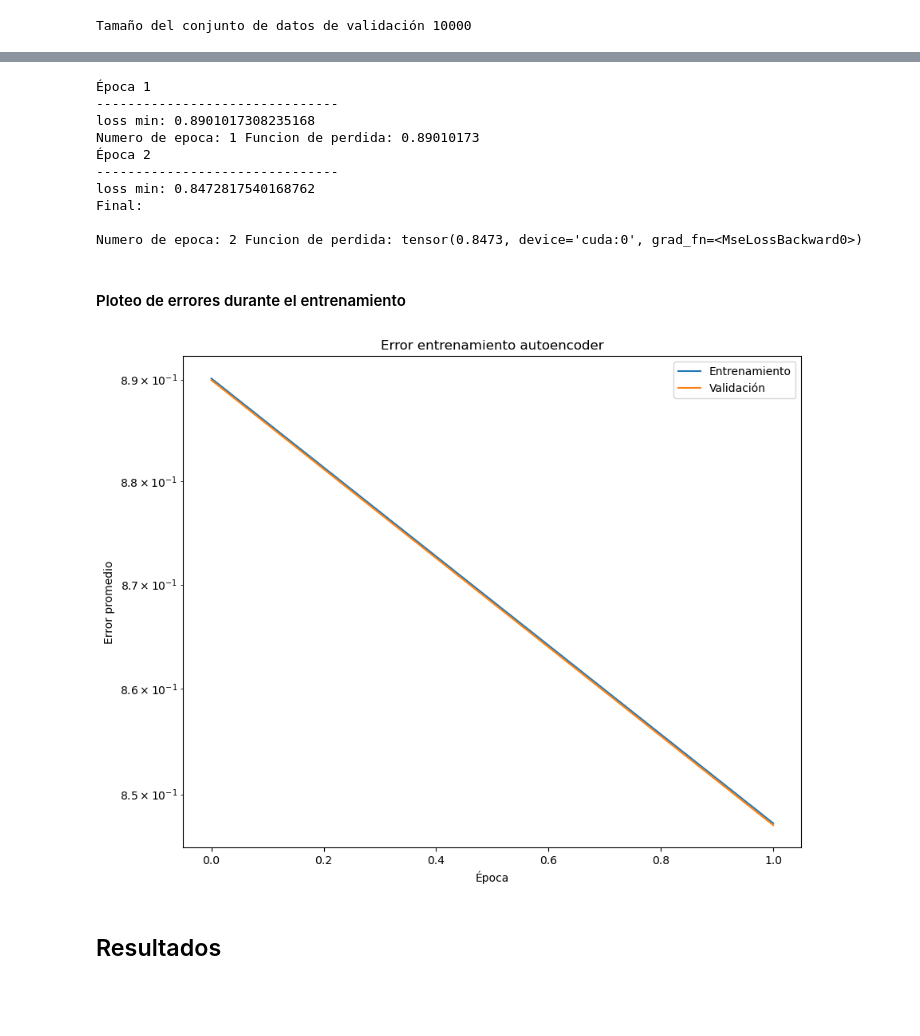
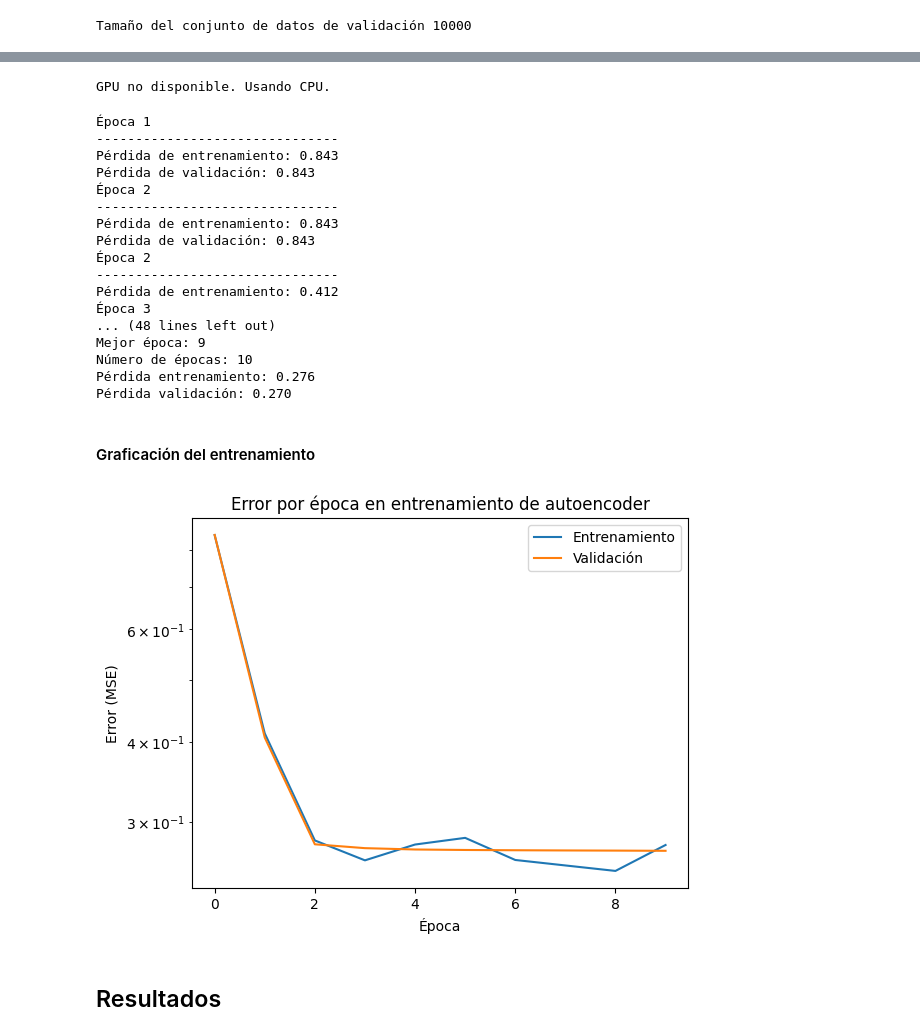
Before and after one commit to irvingvasquez/practicas_pytorch, a Jupyter notebook: 09_Autoencoder.ipynb, the cells around one changed output, grey strips where cells are left out. Drawn from its saved outputs; the diff is of its cells as text; code cells hidden in the pictures; blank space fills up the shorter version.

```diff
--- a/09_Autoencoder.ipynb
+++ b/09_Autoencoder.ipynb
@@ -104,15 +169,23 @@ class autoencoder(torch.nn.Module):
 # %%
-model=autoencoder().cuda()
+model = autoencoder()
+if torch.cuda.is_available():
+    model = model.cuda()
+else:
+    print("GPU no disponible. Usando CPU.")
+# %% [output]
+GPU no disponible. Usando CPU.
 # %%
 # Entrenamiento
 # Entradas: Dataset, modelo, funciondeperdida, optimizador
 # Salidas: Error
 def entrena(dataloader, model, loss_fn, optimizer):
     size = len(dataloader.dataset)
+    device = torch.device("cuda" if torch.cuda.is_available() else "cpu")
+
     for batch, (X,y) in enumerate(dataloader):
         img = X
         img = img.view(img.size(0), -1)
-        img = torch.autograd.Variable(img).cuda()
+        img = img.to(device)
 
         #=============forward==================
         output = model(img)
@@ -122,9 +195,6 @@ def entrena(dataloader, model, loss_fn, optimizer):
         optimizer.zero_grad()
         loss.backward()
         optimizer.step()
-        #if batch % 20 == 0:
-        #    loss, current = loss.item(), (batch + 1) * len(X)
-        #    print(f"loss: {loss:>7f}  [{current:>5d}/{size:>5d}]")
     return loss
 # %%
 #Validación
@@ -133,76 +203,86 @@ def entrena(dataloader, model, loss_fn, optimizer):
 def valida(dataloader, model, loss_fn):
     num_batches = len(dataloader)
     loss = 0.0
+    device = torch.device("cuda" if torch.cuda.is_available() else "cpu")
 
     with torch.no_grad():
         for data in dataloader:
             img, _ = data
             img = img.view(img.size(0), -1)
-            img = torch.autograd.Variable(img).cuda()
+            img = img.to(device)
             prediccion = model(img)
             test_loss = loss_fn(prediccion, img)
             loss += test_loss.item()
 
     loss /= num_batches
-    #print("Error prueba: El error promedio es: {}".format(loss))
     return loss
 # %%
-num_epochs=2 #Numero de epocas
-criterion=torch.nn.MSELoss() #Metrica error
-optimizer=torch.optim.Adam(  #Optimizador
+num_epochs= 10 #Numero de épocas
+criterion= torch.nn.MSELoss() #Metrica error
+optimizer = torch.optim.SGD(
     model.parameters(),
-    lr=1e-5,
-    weight_decay=1e-5)
+    lr=0.01,
+    momentum=0.9)
 
 loss_ant = 10.0
 losses = {"entrenamiento":[], "validación":[]}
+mejor = 0
+
 for epoch in range(num_epochs):
 
     print(f"Época {epoch+1}\n-------------------------------")
     loss_entrena = entrena(dataloader, model, criterion, optimizer)
     loss_valida = valida(dataloader_validacion, model, criterion)
-    #============saveb_weights==============
+    #============save_weights==============
     losses["entrenamiento"].append(loss_entrena.item())
     losses["validación"].append(loss_valida)
 
     if loss_entrena.item() < loss_ant:
-        torch.save(model.state_dict(), 'weights_entrenamiento_autoencMNISTprueba.pth')
+        torch.save(model.state_dict(), 'weights_entrenamiento_autoencMNIST.pth')
         loss_ant = loss_entrena.item()
         mejor = epoch
-        print("loss min: {}".format(loss_ant))
+        print(f"Pérdida de entrenamiento: {loss_ant:.3f}")
 
     #================log========================
     if epoch % 10 == 0:
         loss_value=loss_entrena.cpu().detach().numpy()
-        print("Numero de epoca:",epoch+1,'Funcion de perdida:',loss_value)
+        print(f"Pérdida de validación: {loss_value:.3f}")
 
 print('Final:\n')
-print("Numero de epoca:",epoch+1,'Funcion de perdida:',loss_entrena)
-#winsound.Beep(440,1000)
+print(f"Mejor época: {mejor+1}")
+print(f"Número de épocas: {epoch+1}")
+print(f"Pérdida entrenamiento: {loss_entrena.item():.3f}")
+print(f"Pérdida validación: {loss_valida:.3f}")
 # %% [output]
 Época 1
 -------------------------------
-loss min: 0.8901017308235168
-Numero de epoca: 1 Funcion de perdida: 0.89010173
+Pérdida de entrenamiento: 0.843
+Pérdida de validación: 0.843
 Época 2
 -------------------------------
-loss min: 0.8472817540168762
-Final:
-
-Numero de epoca: 2 Funcion de perdida: tensor(0.8473, device='cuda:0', grad_fn=<MseLossBackward0>)
+Pérdida de entrenamiento: 0.843
+Pérdida de validación: 0.843
+Época 2
+-------------------------------
+Pérdida de entrenamiento: 0.412
+Época 3
+... (48 lines left out)
+Mejor época: 9
+Número de épocas: 10
+Pérdida entrenamiento: 0.276
+Pérdida validación: 0.270
 # %% [markdown]
-#### Ploteo de errores durante el entrenamiento
+#### Graficación del entrenamiento
 # %%
 # Plot losses
-plt.figure(figsize=(10,8))
+plt.figure()
 plt.semilogy(losses['entrenamiento'], label='Entrenamiento')
 plt.semilogy(losses['validación'], label='Validación')
 plt.xlabel('Época')
-plt.ylabel('Error promedio')
-#plt.grid()
+plt.ylabel('Error (MSE)')
 plt.legend()
-plt.title('Error entrenamiento autoencoder')
+plt.title('Error por época en entrenamiento de autoencoder')
 plt.show()
 # %% [output]
-[figure, old version]
+[figure, new version]
 # %%
```
Also changed, not shown: parts of 16 cells of this notebook, 1 other file.
